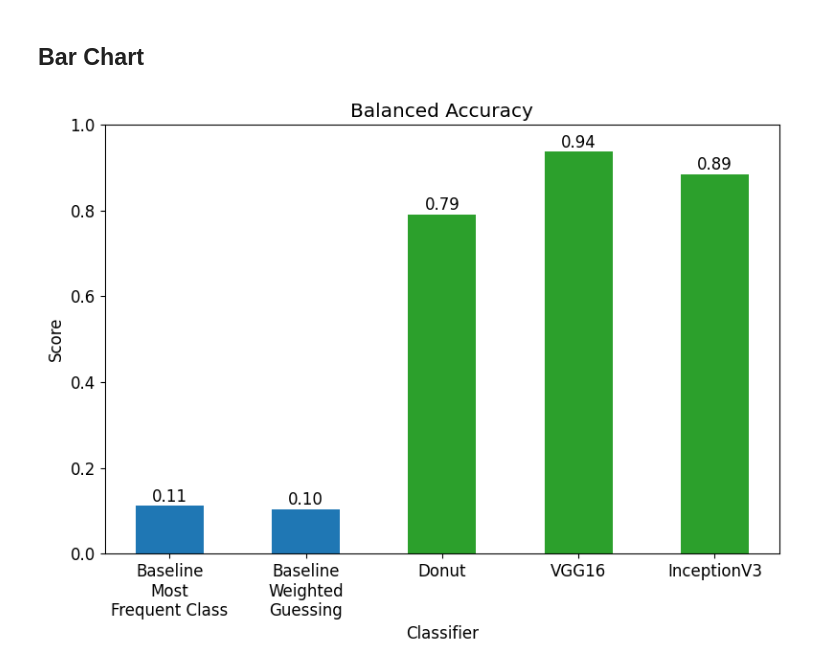
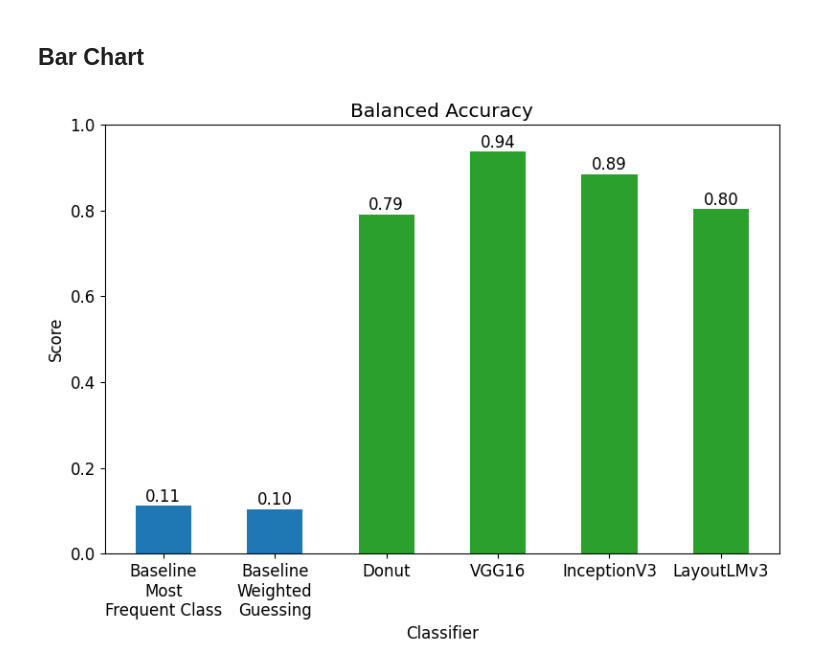
Before and after one commit to sn0lian/Sebastian-Strobel-Hauptprojekt, a Jupyter notebook: AverageMetrics.ipynb, the cells around one changed output. Saved outputs shown, nothing was run; the diff lists cells and outputs as text; code cells hidden in the pictures.

Commit message:
calculated accuracy and average accuracy for LayoutLMv3

```diff
--- a/AverageMetrics.ipynb
+++ b/AverageMetrics.ipynb
@@ -280,4 +280,6 @@ evaluate_cnn('InceptionV3')
 ## LayoutLMv3 Classification
 # %%
 # Load the predictions of the best LayoutLMv3 model
-layoutlmv3_y_true = np.load(os.path.join('Arrays', 'LayoutLMv3', f'test_images.npy'), allow_pickle=True)
+layoutlmv3_y_true = np.load(os.path.join('Arrays', 'LayoutLMv3', f'truelabels.npy'), allow_pickle=True)
+layoutlmv3_y_pred = np.load(os.path.join('Arrays', 'LayoutLMv3', f'predictions_50Epochs.npy'), allow_pickle=True)
+evaluate('LayoutLMv3', layoutlmv3_y_true, layoutlmv3_y_pred)
@@ -283,0 +288,31 @@ layoutlmv3_y_true = np.load(os.path.join('Arrays', 'LayoutLMv3', f'test_images.n
+# %%
+epoch_counts = ['30', '50', '100']
+results_layoutlmv3 = []
+
+for epochs in epoch_counts:
+    y_pred = np.load(os.path.join('Arrays', 'LayoutLMv3', f'predictions_{epochs}Epochs.npy'))
+    result = {
+        'classifier': f'LayoutLMv3\n{epochs} Epochs',
+        'balanced_accuracy': metrics.balanced_accuracy_score(layoutlmv3_y_true, y_pred)
+    }
+    results_layoutlmv3.append(result)
+
+results_layoutlmv3.insert(0, results[0])
+results_layoutlmv3.insert(1, results[1])
+results_layoutlmv3_df = pd.DataFrame(results_layoutlmv3)
+
+colors = [blue, blue, green, green, green]
+plt.figure(figsize=(8, 6))
+plt.bar(x=results_layoutlmv3_df['classifier'], height=results_layoutlmv3_df['balanced_accuracy'], width=0.5, color=colors)
+plt.title('LayoutLMv3 Balanced Accuracy')
+plt.xlabel('Classifier')
+plt.ylabel('Score')
+plt.ylim(0, 1)
+
+# Displaying percentages above each bar
+for i, score in enumerate(results_layoutlmv3_df['balanced_accuracy']):
+    plt.text(i, score + 0.01, f'{score:.2f}', ha='center', fontsize=fontsize, weight='normal')
+
+plt.tight_layout()
+plt.savefig(os.path.join('Plots', 'layoutlmv3_balanced_accuracy.png'), bbox_inches='tight')
+plt.show()
@@ -286,20 +323,20 @@ layoutlmv3_y_true = np.load(os.path.join('Arrays', 'LayoutLMv3', f'test_images.n
 # %%
 results_df = pd.DataFrame(results)
 
-colors = [blue, blue, green, green, green]
+colors = [blue, blue, green, green, green, green]
 plt.figure(figsize=(8, 6))
 plt.bar(x=results_df['classifier'], height=results_df['balanced_accuracy'], width=0.5, color=colors)
 plt.title('Balanced Accuracy')
 plt.xlabel('Classifier')
 plt.ylabel('Score')
 plt.ylim(0, 1)
 
 # Displaying percentages above each bar
 for i, score in enumerate(results_df['balanced_accuracy']):
     plt.text(i, score + 0.01, f'{score:.2f}', ha='center', fontsize=fontsize, weight='normal')
 
 plt.tight_layout()
 plt.savefig(os.path.join('Plots', 'balanced_accuracy.png'), bbox_inches='tight')
 plt.show()
 # %% [output]
-[figure, old version]
+[figure, new version]
```
Also changed, not shown: parts of 3 cells of this notebook, 6 other files.
